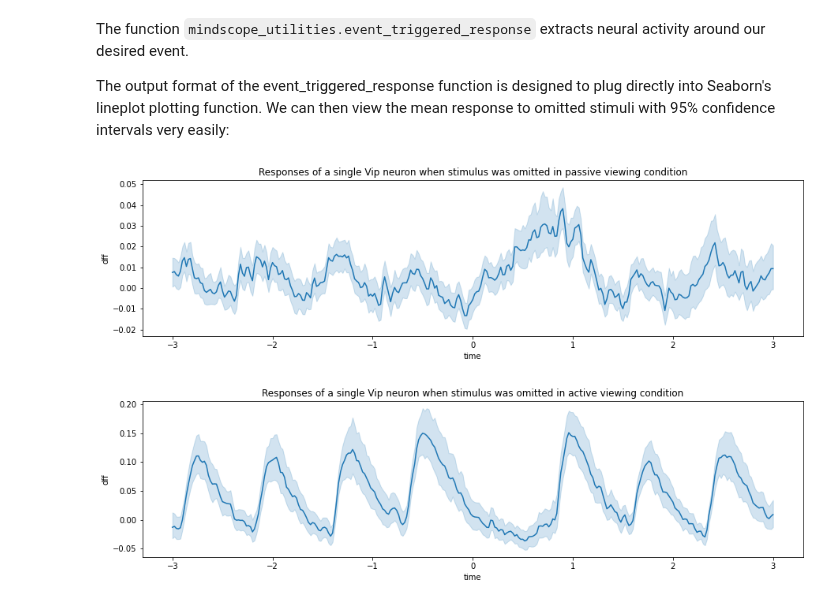
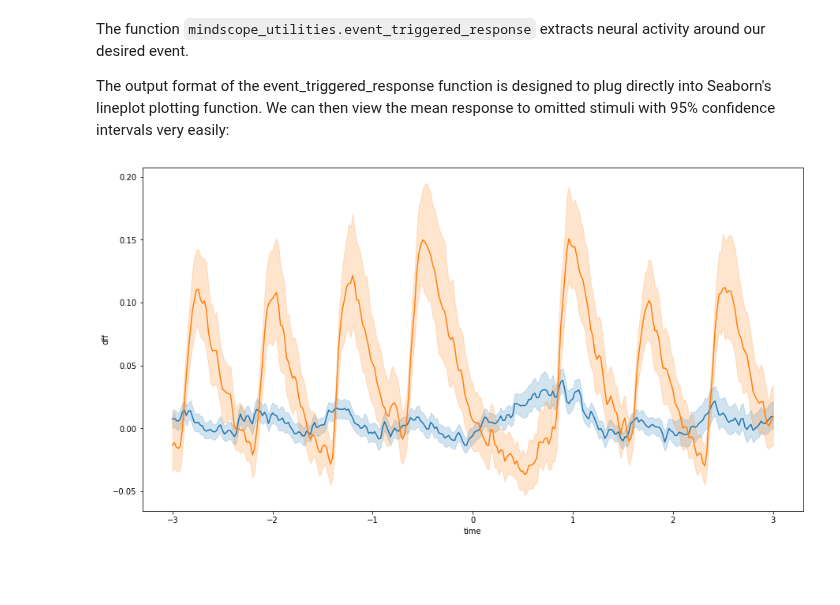
Before and after one commit to MiladQolami/NeuroMatch_2022_group_project, a Jupyter notebook: Coding_Exercise.ipynb, the cells around one changed output. Saved outputs shown, nothing was run; the diff lists cells and outputs as text; code cells hidden in the pictures; blank space fills up the shorter version.

```diff
--- a/Coding_Exercise.ipynb
+++ b/Coding_Exercise.ipynb
@@ -317,29 +317,30 @@ The function `mindscope_utilities.event_triggered_response` extracts neural acti
 The output format of the event_triggered_response function is designed to plug directly into Seaborn's lineplot plotting function. We can then view the mean response to omitted stimuli with 95% confidence intervals very easily:
 # %%
 # First for passive cell
-plt.subplot(2,1,1)
+# plt.subplot(2,1,1)
+fig,ax = plt.subplots()
 sns.lineplot(
     data = event_trig_response_passive,
     x = 'time',
     y = 'dff',
-    n_boot = 500
+    n_boot = 500,
+    ax= ax
 )
-plt.title('Responses of a single Vip neuron when stimulus was omitted in passive viewing condition')
-plt.show()
+# plt.title('Responses of a single Vip neuron when stimulus was omitted in passive viewing condition')
 
 # Then for active cell
-plt.subplot(2,1,2)
+# plt.subplot(2,1,2)
 sns.lineplot(
     data = event_trig_response_active,
     x = 'time',
     y = 'dff',
-    n_boot = 500
+    n_boot = 500,
+    ax = ax
 )
-plt.title('Responses of a single Vip neuron when stimulus was omitted in active viewing condition')
-plt.show()
+# plt.title('Responses of a single Vip neuron when stimulus was omitted in active viewing condition')
+fig.show()
 # %% [output]
-[figure, old version]
+[figure, new version]
-[figure, removed]
 # %%
 #Just a code that might help later on
 #M='M'
```
